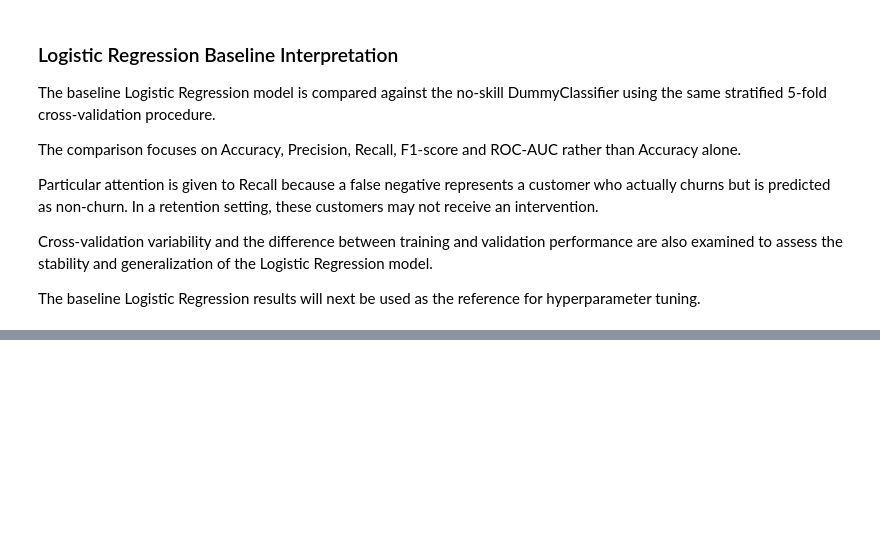
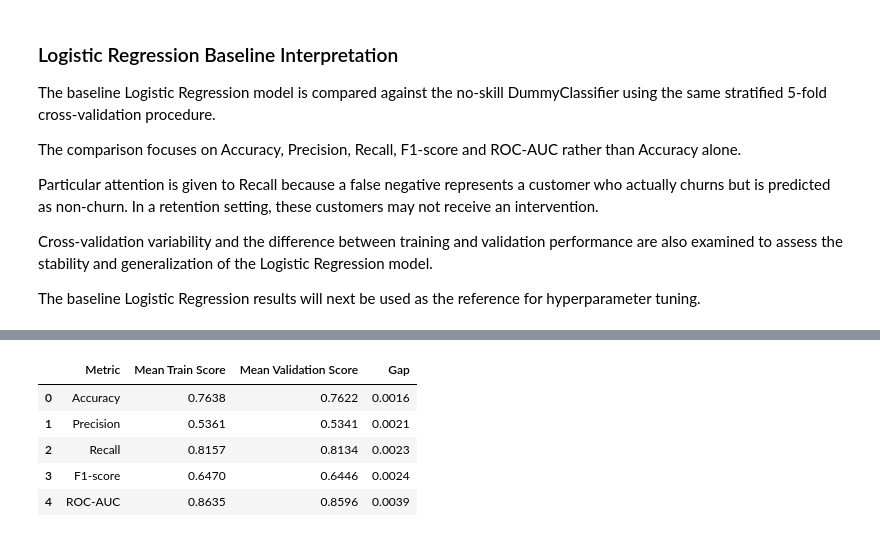
Before and after one commit to rgthimirad-cpu/Customer-Churn-Prediction-Business-Intelligence-System, a Jupyter notebook: Machine Learning/notebooks/01_logistic_regression.ipynb, the cells around one changed output, grey strips where cells are left out. Cells and saved outputs as stored; diff of their text form; code cells hidden in the pictures; blank space fills up the shorter version.

```diff
--- a/Machine Learning/notebooks/01_logistic_regression.ipynb
+++ b/Machine Learning/notebooks/01_logistic_regression.ipynb
@@ -1488,0 +1711,91 @@ The baseline Logistic Regression results will next be used as the reference for
+# %%
+# ==========================================
+# 48. Tuned Logistic Generalization Check
+# ==========================================
+
+tuned_generalization = pd.DataFrame({
+    "Metric": [
+        "Accuracy",
+        "Precision",
+        "Recall",
+        "F1-score",
+        "ROC-AUC"
+    ],
+
+    "Mean Train Score": [
+        logistic_grid_search.cv_results_[
+            "mean_train_accuracy"
+        ][best_index],
+
+        logistic_grid_search.cv_results_[
+            "mean_train_precision"
+        ][best_index],
+
+        logistic_grid_search.cv_results_[
+            "mean_train_recall"
+        ][best_index],
+
+        logistic_grid_search.cv_results_[
+            "mean_train_f1"
+        ][best_index],
+
+        logistic_grid_search.cv_results_[
+            "mean_train_roc_auc"
+        ][best_index]
+    ],
+
+    "Mean Validation Score": [
+        logistic_grid_search.cv_results_[
+            "mean_test_accuracy"
+        ][best_index],
+
+        logistic_grid_search.cv_results_[
+            "mean_test_precision"
+        ][best_index],
+
+        logistic_grid_search.cv_results_[
+            "mean_test_recall"
+        ][best_index],
+
+        logistic_grid_search.cv_results_[
+            "mean_test_f1"
+        ][best_index],
+
+        logistic_grid_search.cv_results_[
+            "mean_test_roc_auc"
+        ][best_index]
+    ]
+})
+
+tuned_generalization["Gap"] = (
+    tuned_generalization["Mean Train Score"]
+    - tuned_generalization[
+        "Mean Validation Score"
+    ]
+)
+
+tuned_generalization[
+    [
+        "Mean Train Score",
+        "Mean Validation Score",
+        "Gap"
+    ]
+] = (
+    tuned_generalization[
+        [
+            "Mean Train Score",
+            "Mean Validation Score",
+            "Gap"
+        ]
+    ]
+    .round(4)
+)
+
+tuned_generalization
+# %% [output]
+|  | Metric | Mean Train Score | Mean Validation Score | Gap |
+| 0 | Accuracy | 0.7638 | 0.7622 | 0.0016 |
+| 1 | Precision | 0.5361 | 0.5341 | 0.0021 |
+| 2 | Recall | 0.8157 | 0.8134 | 0.0023 |
+| 3 | F1-score | 0.6470 | 0.6446 | 0.0024 |
+| 4 | ROC-AUC | 0.8635 | 0.8596 | 0.0039 |
```
Also changed, not shown: parts of 10 cells of this notebook.
